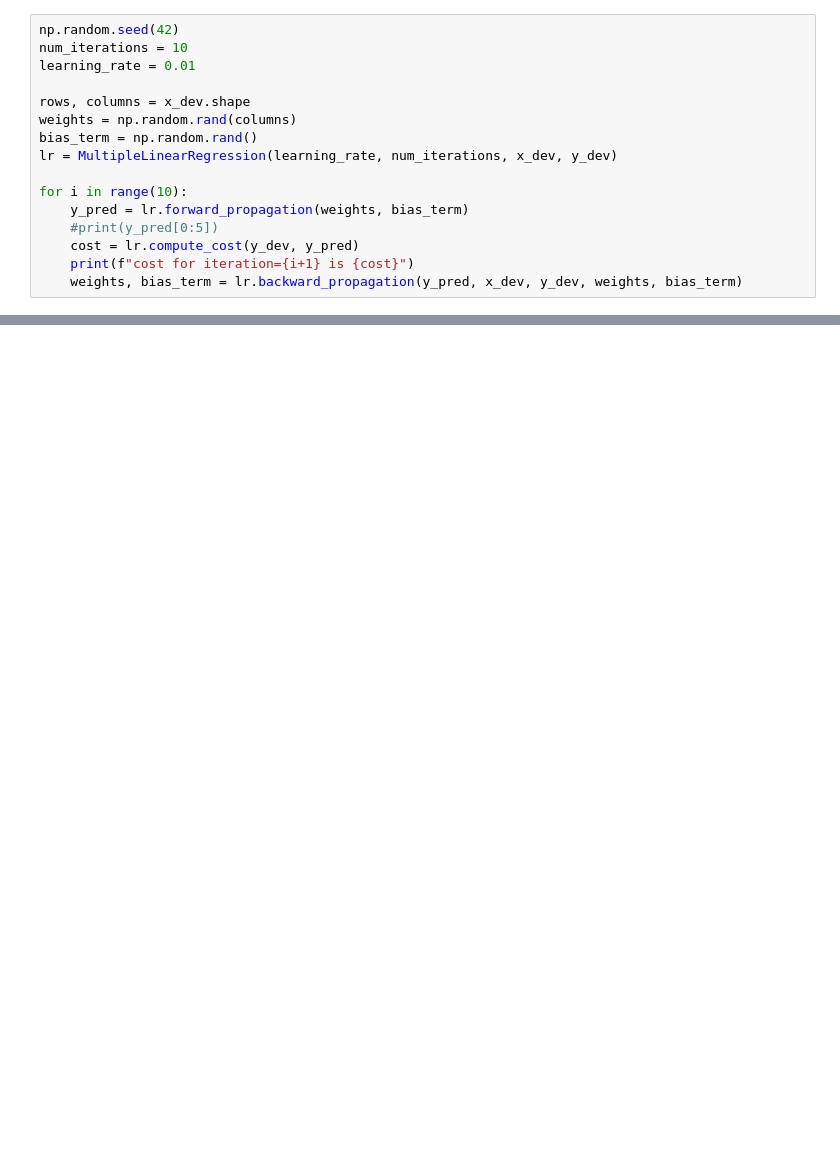
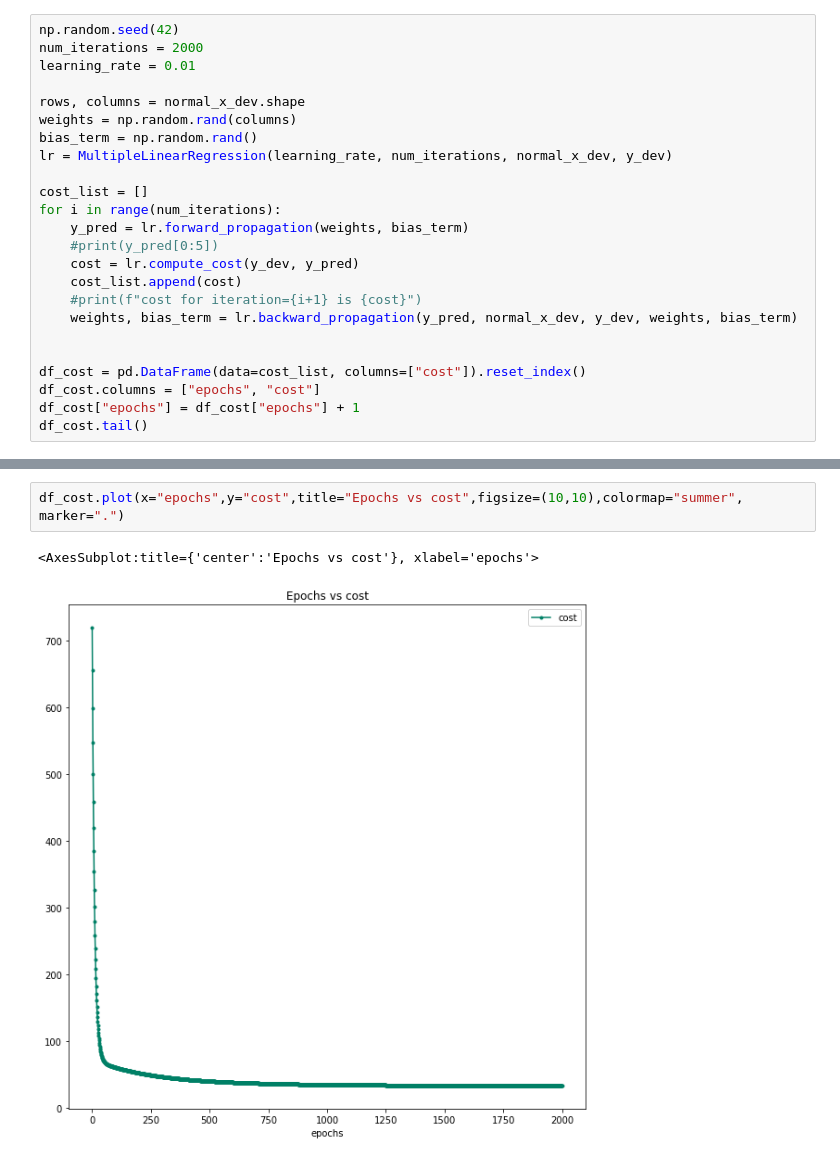
Before and after one commit to hassanmoid/FromScratch, a Jupyter notebook: linear_regression/scratch_lin_reg.ipynb, the cells around one changed output, grey strips where cells are left out. Cells and saved outputs as stored; diff of their text form; blank space fills up the shorter version.

```diff
--- a/linear_regression/scratch_lin_reg.ipynb
+++ b/linear_regression/scratch_lin_reg.ipynb
@@ -182,17 +247,25 @@ class MultipleLinearRegression:
 # %%
 np.random.seed(42)
-num_iterations = 10
+num_iterations = 2000
 learning_rate = 0.01
 
-rows, columns = x_dev.shape
+rows, columns = normal_x_dev.shape
 weights = np.random.rand(columns)
 bias_term = np.random.rand()
-lr = MultipleLinearRegression(learning_rate, num_iterations, x_dev, y_dev)
+lr = MultipleLinearRegression(learning_rate, num_iterations, normal_x_dev, y_dev)
 
-for i in range(10):
+cost_list = []
+for i in range(num_iterations):
     y_pred = lr.forward_propagation(weights, bias_term)
     #print(y_pred[0:5])
     cost = lr.compute_cost(y_dev, y_pred)
-    print(f"cost for iteration={i+1} is {cost}")
-    weights, bias_term = lr.backward_propagation(y_pred, x_dev, y_dev, weights, bias_term)
+    cost_list.append(cost)
+    #print(f"cost for iteration={i+1} is {cost}")
+    weights, bias_term = lr.backward_propagation(y_pred, normal_x_dev, y_dev, weights, bias_term)
+
+
+df_cost = pd.DataFrame(data=cost_list, columns=["cost"]).reset_index()
+df_cost.columns = ["epochs", "cost"]
+df_cost["epochs"] = df_cost["epochs"] + 1
+df_cost.tail()
 # %% [output]
@@ -208,0 +278,5 @@ cost for iteration=10 is 2.5154068189718112e+42
+# %%
+df_cost.plot(x="epochs",y="cost",title="Epochs vs cost",figsize=(10,10),colormap="summer", marker=".")
+# %% [output]
+<AxesSubplot:title={'center':'Epochs vs cost'}, xlabel='epochs'>
+[figure, added]
```
Also changed, not shown: parts of 22 cells of this notebook.
